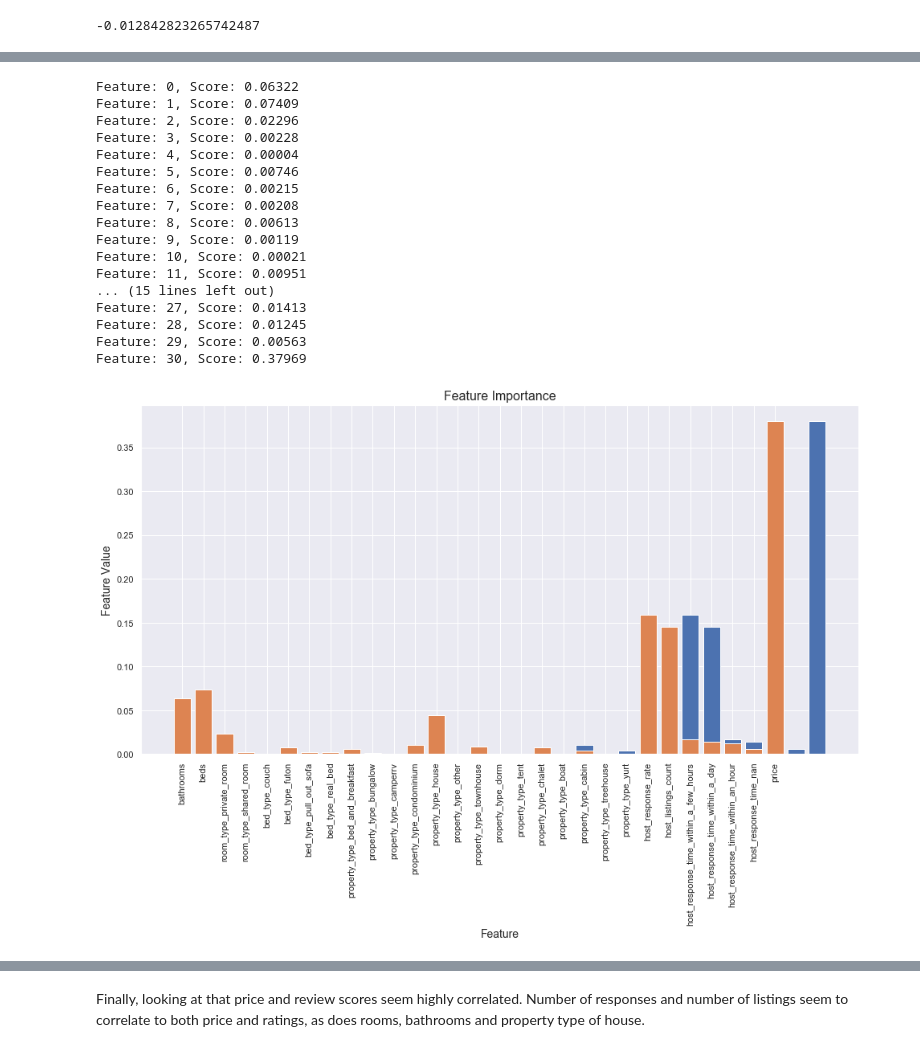
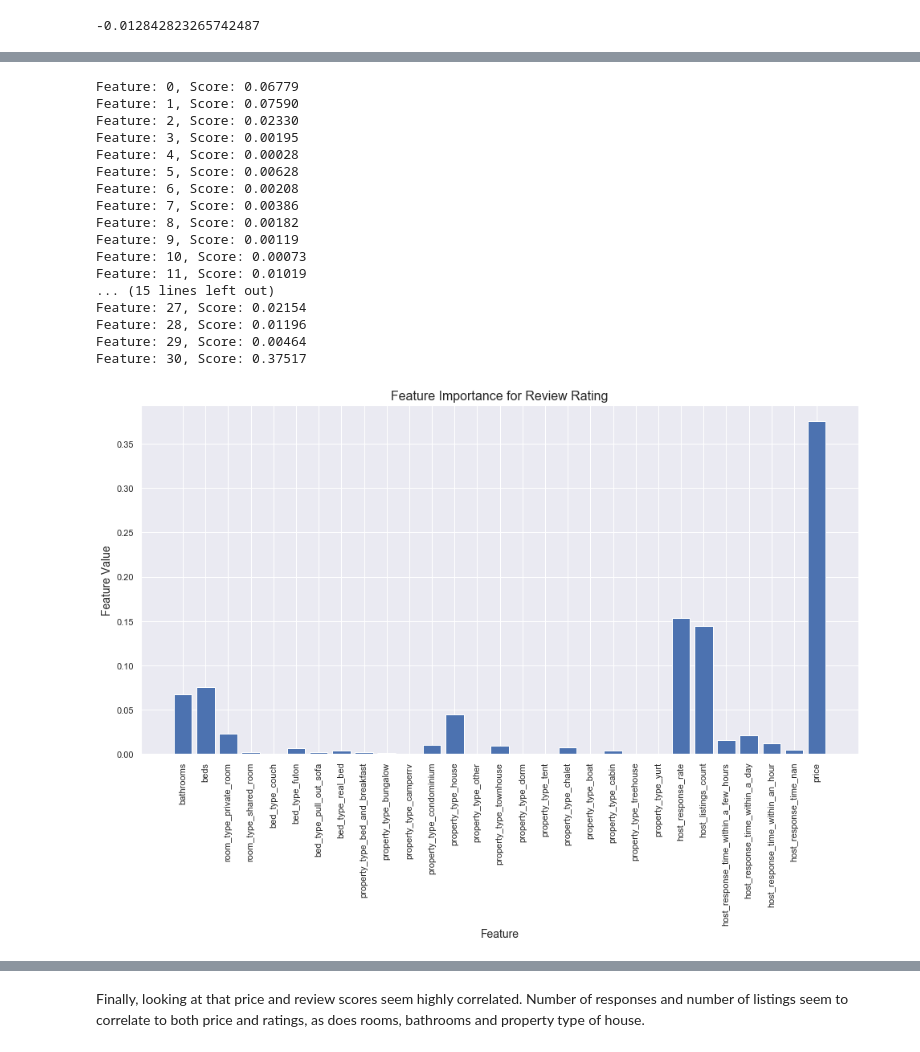
Before and after one commit to cherrde/data-scientist-project-1, a Jupyter notebook: data-scientist-project-1.ipynb, the cells around one changed output, grey strips where cells are left out. Cells and saved outputs as stored; diff of their text form; code cells hidden in the pictures.

```diff
--- a/data-scientist-project-1.ipynb
+++ b/data-scientist-project-1.ipynb
@@ -781,34 +777,32 @@ print(r2_score(y_test, y_test_preds))
 # %%
 importance = dtc_model.feature_importances_
 for i, v in enumerate(importance):
     print('Feature: %0d, Score: %.5f' % (i,v))
-plt.bar([x for x in range(len(importance))], importance)
-plt.show
 
-coeffs = pd.DataFrame({"Feature":X_train.columns.tolist(),"FeatureImportance":dtc_model.feature_importances_})
-plt.bar(coeffs.Feature, coeffs.FeatureImportance)
+coeffs1 = pd.DataFrame({"Feature":X_train.columns.tolist(),"FeatureImportance":dtc_model.feature_importances_})
+ax5 = plt.subplot()
+plt.bar(coeffs1.Feature, coeffs1.FeatureImportance)
 plt.xticks(rotation=90)
-ax5 = plt.subplot()
-plt.title('Feature Importance', fontsize=16)
+plt.title('Feature Importance for Review Rating', fontsize=16)
 ax5.set_xlabel('Feature', fontsize=14)
 ax5.set_ylabel('Feature Value', fontsize=14)
 plt.show;
 # %% [output]
-Feature: 0, Score: 0.06322
-Feature: 1, Score: 0.07409
-Feature: 2, Score: 0.02296
-Feature: 3, Score: 0.00228
-Feature: 4, Score: 0.00004
-Feature: 5, Score: 0.00746
-Feature: 6, Score: 0.00215
-Feature: 7, Score: 0.00208
-Feature: 8, Score: 0.00613
+Feature: 0, Score: 0.06779
+Feature: 1, Score: 0.07590
+Feature: 2, Score: 0.02330
+Feature: 3, Score: 0.00195
+Feature: 4, Score: 0.00028
+Feature: 5, Score: 0.00628
+Feature: 6, Score: 0.00208
+Feature: 7, Score: 0.00386
+Feature: 8, Score: 0.00182
 Feature: 9, Score: 0.00119
-Feature: 10, Score: 0.00021
-Feature: 11, Score: 0.00951
+Feature: 10, Score: 0.00073
+Feature: 11, Score: 0.01019
 ... (15 lines left out)
-Feature: 27, Score: 0.01413
-Feature: 28, Score: 0.01245
-Feature: 29, Score: 0.00563
-Feature: 30, Score: 0.37969
+Feature: 27, Score: 0.02154
+Feature: 28, Score: 0.01196
+Feature: 29, Score: 0.00464
+Feature: 30, Score: 0.37517
-[figure, old version]
+[figure, new version]
```
Also changed, not shown: parts of 11 cells of this notebook, 2 other files.
